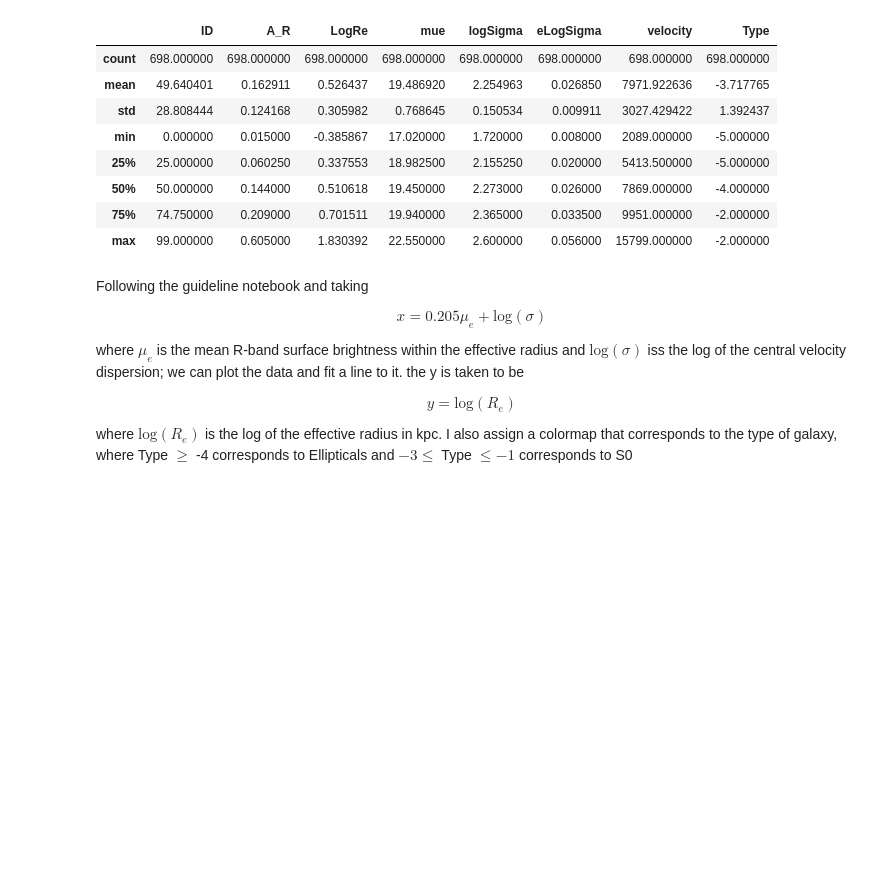
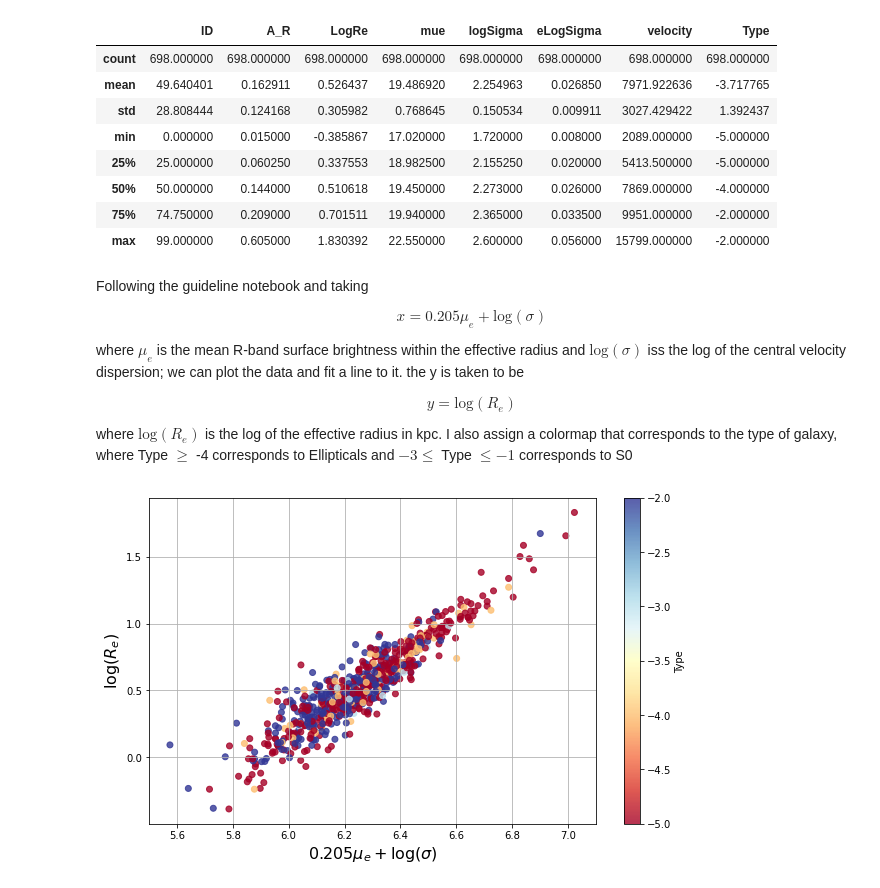
Before and after one commit to tylerbarna/AST5731-lab, a Jupyter notebook: Activity 07/Activity 07 -- Tyler Barna.ipynb, the cells around one changed output. Cells and saved outputs as stored; diff of their text form; code cells hidden in the pictures; blank space fills up the shorter version.

```diff
--- a/Activity 07/Activity 07 -- Tyler Barna.ipynb
+++ b/Activity 07/Activity 07 -- Tyler Barna.ipynb
@@ -72,3 +74,21 @@ y = \text{log}\left(R_e\right)
 \end{equation}
 
 where $\text{log}\left(R_e\right)$ is the log of the effective radius in kpc. I also assign a colormap that corresponds to the type of galaxy, where Type $\ge$ -4 corresponds to Ellipticals and $-3\le$ Type $\le-1$ corresponds to S0
+# %%
+## setup matrices
+x, y = (0.205*df['mue']+df['logSigma'],
+        df['LogRe'])
+x2 = df['logSigma']
+
+fig, ax = plt.subplots(figsize=(10, 6),facecolor='white')
+ax.set_xlim(5.5,7.1)
+ax.grid()
+ax.set_xlabel(r'$0.205 \mu_e + \log(\sigma)$',fontsize=16)
+ax.set_ylabel(r'$\log(R_e)$',fontsize=16)
+
+cm = plt.cm.get_cmap('RdYlBu') ## color map
+scat = ax.scatter(x, y, c=df['Type'], alpha=0.8,cmap=cm)
+cbat = plt.colorbar(scat)
+cbat.set_label(r'Type')
+# %% [output]
+[figure, added]
```
Also changed, not shown: parts of 3 cells of this notebook.
